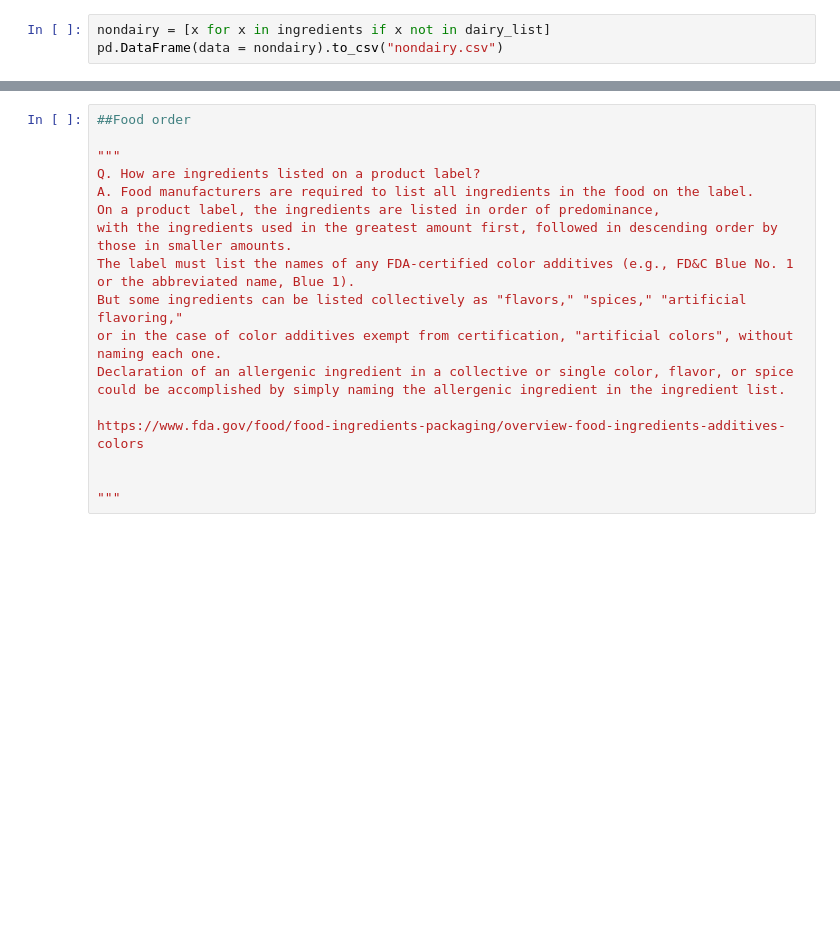
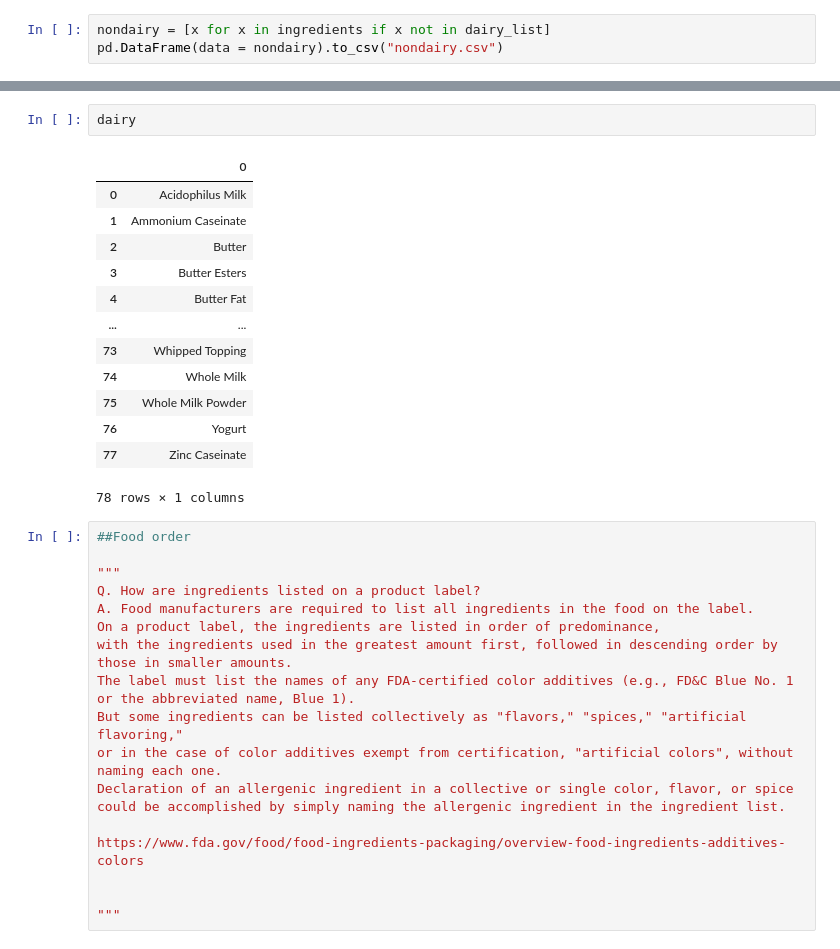
Before and after one commit to anushnap/icecream, a Jupyter notebook: icecream.ipynb, the cells around one changed output, grey strips where cells are left out. Cells and saved outputs as stored; diff of their text form; blank space fills up the shorter version.

Commit message:
updated dairy

```diff
--- a/icecream.ipynb
+++ b/icecream.ipynb
@@ -152,3 +172,19 @@ pd.DataFrame(data = nondairy).to_csv("nondairy.csv")
+# %%
+dairy
+# %% [output]
+|  | 0 |
+| 0 | Acidophilus Milk |
+| 1 | Ammonium Caseinate |
+| 2 | Butter |
+| 3 | Butter Esters |
+| 4 | Butter Fat |
+| ... | ... |
+| 73 | Whipped Topping |
+| 74 | Whole Milk |
+| 75 | Whole Milk Powder |
+| 76 | Yogurt |
+| 77 | Zinc Caseinate |
+78 rows × 1 columns
 # %%
 ##Food order
 
```
Also changed, not shown: parts of 2 cells of this notebook, 1 other file.
